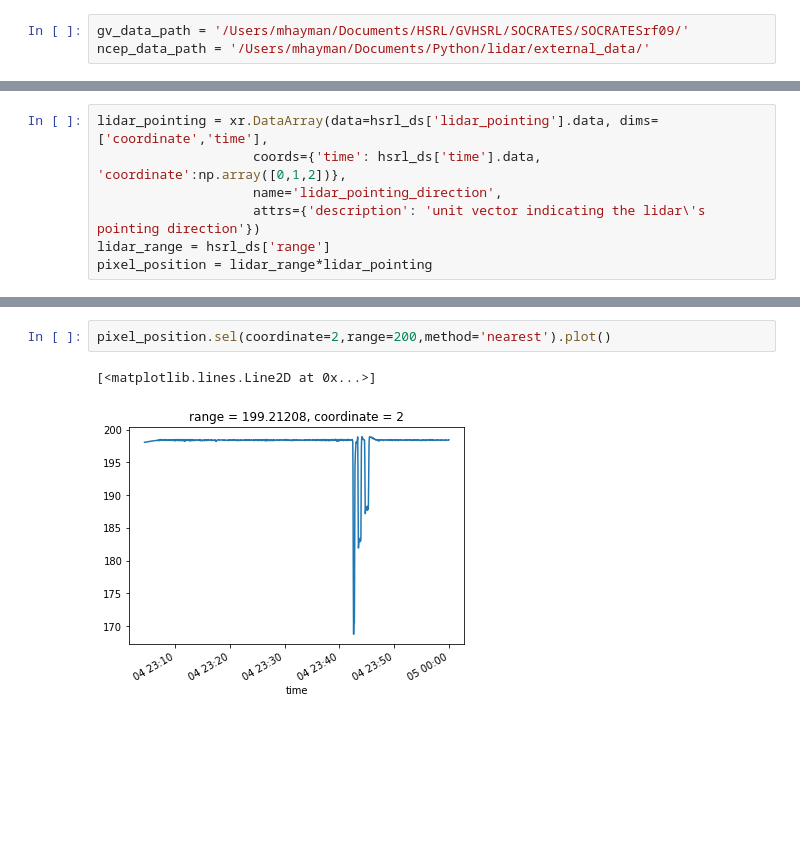
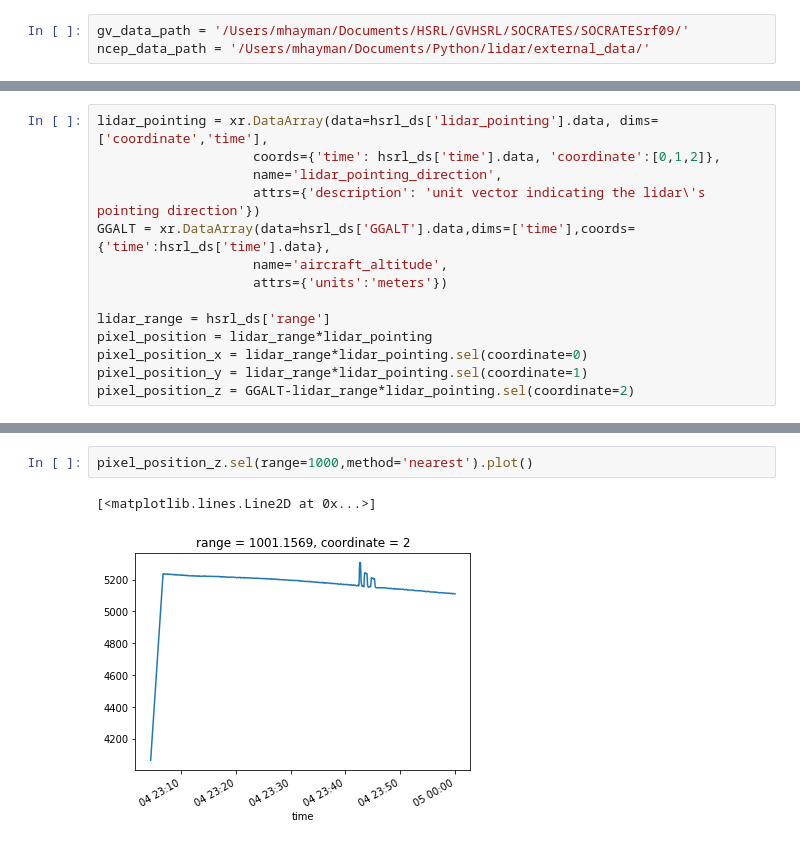
Before and after one commit to trisodium10/CGDPythonHackathon, a Jupyter notebook: Load_HSRL_Data.ipynb, the cells around one changed output, grey strips where cells are left out. Drawn from its saved outputs; the diff is of its cells as text; blank space fills up the shorter version.

```diff
--- a/Load_HSRL_Data.ipynb
+++ b/Load_HSRL_Data.ipynb
@@ -43,7 +76,14 @@ hsrl_ds['time'].plot()
 # %%
 lidar_pointing = xr.DataArray(data=hsrl_ds['lidar_pointing'].data, dims=['coordinate','time'],
-                    coords={'time': hsrl_ds['time'].data, 'coordinate':np.array([0,1,2])},
+                    coords={'time': hsrl_ds['time'].data, 'coordinate':[0,1,2]},
                     name='lidar_pointing_direction',
                     attrs={'description': 'unit vector indicating the lidar\'s pointing direction'})
+GGALT = xr.DataArray(data=hsrl_ds['GGALT'].data,dims=['time'],coords={'time':hsrl_ds['time'].data},
+                    name='aircraft_altitude',
+                    attrs={'units':'meters'})
+
 lidar_range = hsrl_ds['range']
 pixel_position = lidar_range*lidar_pointing
+pixel_position_x = lidar_range*lidar_pointing.sel(coordinate=0)
+pixel_position_y = lidar_range*lidar_pointing.sel(coordinate=1)
+pixel_position_z = GGALT-lidar_range*lidar_pointing.sel(coordinate=2)
@@ -50,5 +95,5 @@ pixel_position = lidar_range*lidar_pointing
 # %%
-pixel_position.sel(coordinate=2,range=200,method='nearest').plot()
+pixel_position_z.sel(range=1000,method='nearest').plot()
 # %% [output]
 [<matplotlib.lines.Line2D at 0x...>]
-[figure, old version]
+[figure, new version]
```
Also changed, not shown: parts of 32 cells of this notebook, 1 other file.
